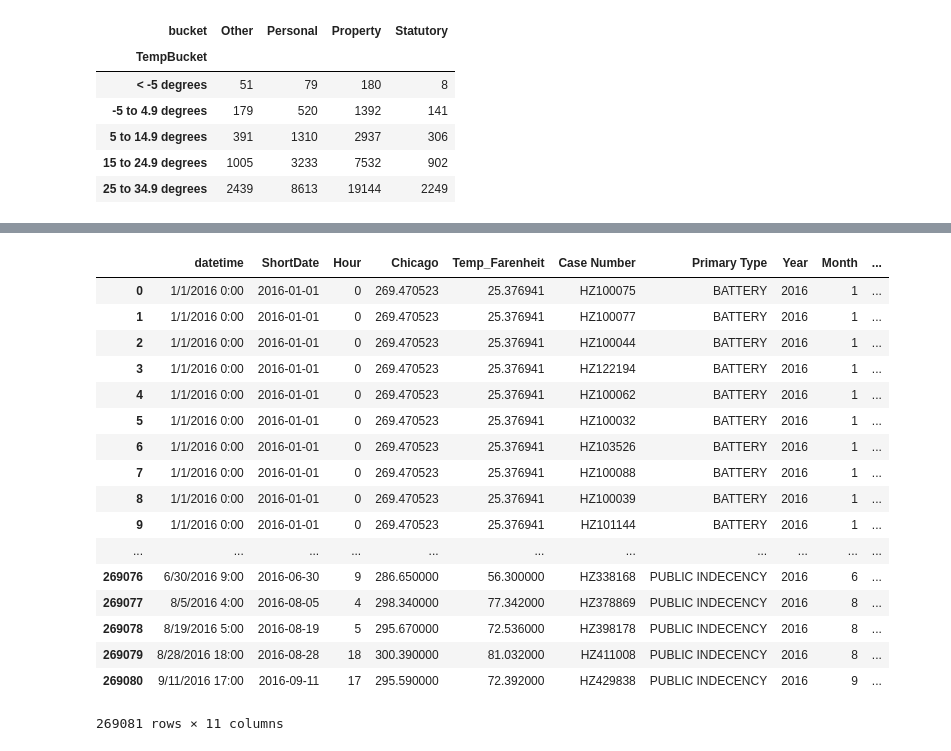
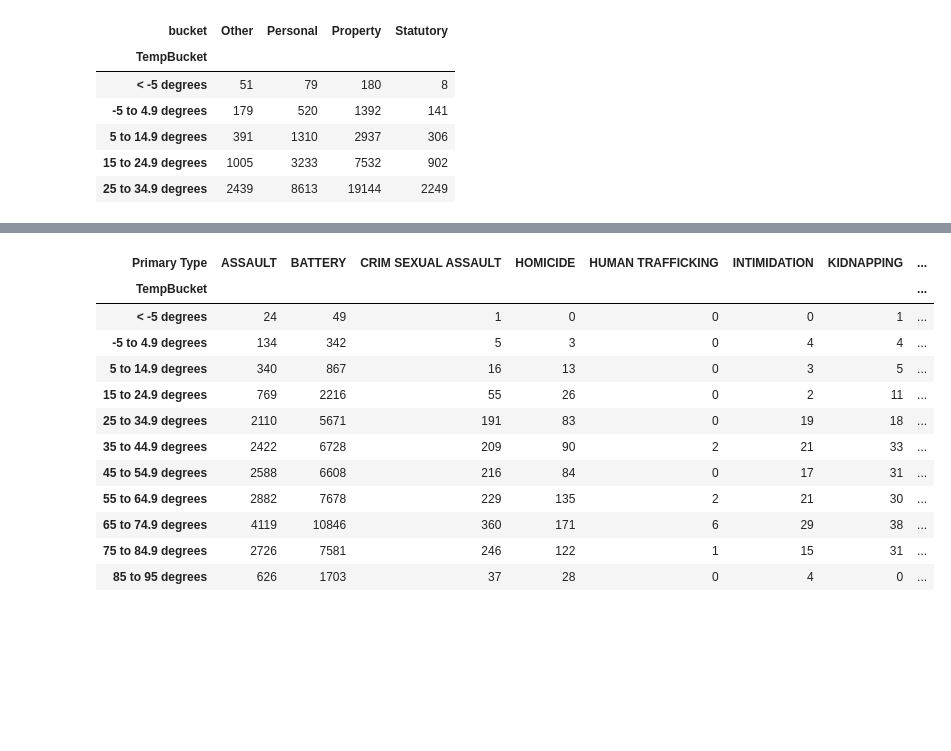
Before and after one commit to chengchenggan/Chicago_Crime_Weather, a Jupyter notebook: Resources/CombinedNotebook.ipynb, the cells around one changed output, grey strips where cells are left out. Saved outputs shown, nothing was run; the diff lists cells and outputs as text; code cells hidden in the pictures; blank space fills up the shorter version.

```diff
--- a/Resources/CombinedNotebook.ipynb
+++ b/Resources/CombinedNotebook.ipynb
@@ -247,23 +351,26 @@ buckets_hour.head()
-# %%
-#Pie Charts of crimes inside each bucket/group
-
-combined_df
-# %% [output]
-|  | datetime | ShortDate | Hour | Chicago | Temp_Farenheit | Case Number | Primary Type | Year | Month | ... |
-| 0 | 1/1/2016 0:00 | 2016-01-01 | 0 | 269.470523 | 25.376941 | HZ100075 | BATTERY | 2016 | 1 | ... |
-| 1 | 1/1/2016 0:00 | 2016-01-01 | 0 | 269.470523 | 25.376941 | HZ100077 | BATTERY | 2016 | 1 | ... |
-| 2 | 1/1/2016 0:00 | 2016-01-01 | 0 | 269.470523 | 25.376941 | HZ100044 | BATTERY | 2016 | 1 | ... |
-| 3 | 1/1/2016 0:00 | 2016-01-01 | 0 | 269.470523 | 25.376941 | HZ122194 | BATTERY | 2016 | 1 | ... |
-| 4 | 1/1/2016 0:00 | 2016-01-01 | 0 | 269.470523 | 25.376941 | HZ100062 | BATTERY | 2016 | 1 | ... |
-| 5 | 1/1/2016 0:00 | 2016-01-01 | 0 | 269.470523 | 25.376941 | HZ100032 | BATTERY | 2016 | 1 | ... |
-| 6 | 1/1/2016 0:00 | 2016-01-01 | 0 | 269.470523 | 25.376941 | HZ103526 | BATTERY | 2016 | 1 | ... |
-| 7 | 1/1/2016 0:00 | 2016-01-01 | 0 | 269.470523 | 25.376941 | HZ100088 | BATTERY | 2016 | 1 | ... |
-| 8 | 1/1/2016 0:00 | 2016-01-01 | 0 | 269.470523 | 25.376941 | HZ100039 | BATTERY | 2016 | 1 | ... |
-| 9 | 1/1/2016 0:00 | 2016-01-01 | 0 | 269.470523 | 25.376941 | HZ101144 | BATTERY | 2016 | 1 | ... |
-| ... | ... | ... | ... | ... | ... | ... | ... | ... | ... | ... |
-| 269076 | 6/30/2016 9:00 | 2016-06-30 | 9 | 286.650000 | 56.300000 | HZ338168 | PUBLIC INDECENCY | 2016 | 6 | ... |
-| 269077 | 8/5/2016 4:00 | 2016-08-05 | 4 | 298.340000 | 77.342000 | HZ378869 | PUBLIC INDECENCY | 2016 | 8 | ... |
-| 269078 | 8/19/2016 5:00 | 2016-08-19 | 5 | 295.670000 | 72.536000 | HZ398178 | PUBLIC INDECENCY | 2016 | 8 | ... |
-| 269079 | 8/28/2016 18:00 | 2016-08-28 | 18 | 300.390000 | 81.032000 | HZ411008 | PUBLIC INDECENCY | 2016 | 8 | ... |
-| 269080 | 9/11/2016 17:00 | 2016-09-11 | 17 | 295.590000 | 72.392000 | HZ429838 | PUBLIC INDECENCY | 2016 | 9 | ... |
-269081 rows × 11 columns
+# %%
+#Bar Charts of crimes inside respective buckets
+Personal_df=combined_df.loc[combined_df["bucket"]=="Personal"]
+Property_df=combined_df.loc[combined_df["bucket"]=="Property"]
+Statutory_df=combined_df.loc[combined_df["bucket"]=="Statutory"]
+Other_df=combined_df.loc[combined_df["bucket"]=="Other"]
+# %%
+Personalbuckets = pd.pivot_table(Personal_df,values='Case Number',
+                         index='TempBucket',
+                         columns='Primary Type',
+                         aggfunc=lambda x: len(x.unique()),fill_value=0)
+Personalbuckets
+# %% [output]
+| Primary Type | ASSAULT | BATTERY | CRIM SEXUAL ASSAULT | HOMICIDE | HUMAN TRAFFICKING | INTIMIDATION | KIDNAPPING | ... |
+| TempBucket |  |  |  |  |  |  |  | ... |
+| < -5 degrees | 24 | 49 | 1 | 0 | 0 | 0 | 1 | ... |
+| -5 to 4.9 degrees | 134 | 342 | 5 | 3 | 0 | 4 | 4 | ... |
+| 5 to 14.9 degrees | 340 | 867 | 16 | 13 | 0 | 3 | 5 | ... |
+| 15 to 24.9 degrees | 769 | 2216 | 55 | 26 | 0 | 2 | 11 | ... |
+| 25 to 34.9 degrees | 2110 | 5671 | 191 | 83 | 0 | 19 | 18 | ... |
+| 35 to 44.9 degrees | 2422 | 6728 | 209 | 90 | 2 | 21 | 33 | ... |
+| 45 to 54.9 degrees | 2588 | 6608 | 216 | 84 | 0 | 17 | 31 | ... |
+| 55 to 64.9 degrees | 2882 | 7678 | 229 | 135 | 2 | 21 | 30 | ... |
+| 65 to 74.9 degrees | 4119 | 10846 | 360 | 171 | 6 | 29 | 38 | ... |
+| 75 to 84.9 degrees | 2726 | 7581 | 246 | 122 | 1 | 15 | 31 | ... |
+| 85 to 95 degrees | 626 | 1703 | 37 | 28 | 0 | 4 | 0 | ... |
```
Also changed, not shown: parts of 19 cells of this notebook.
